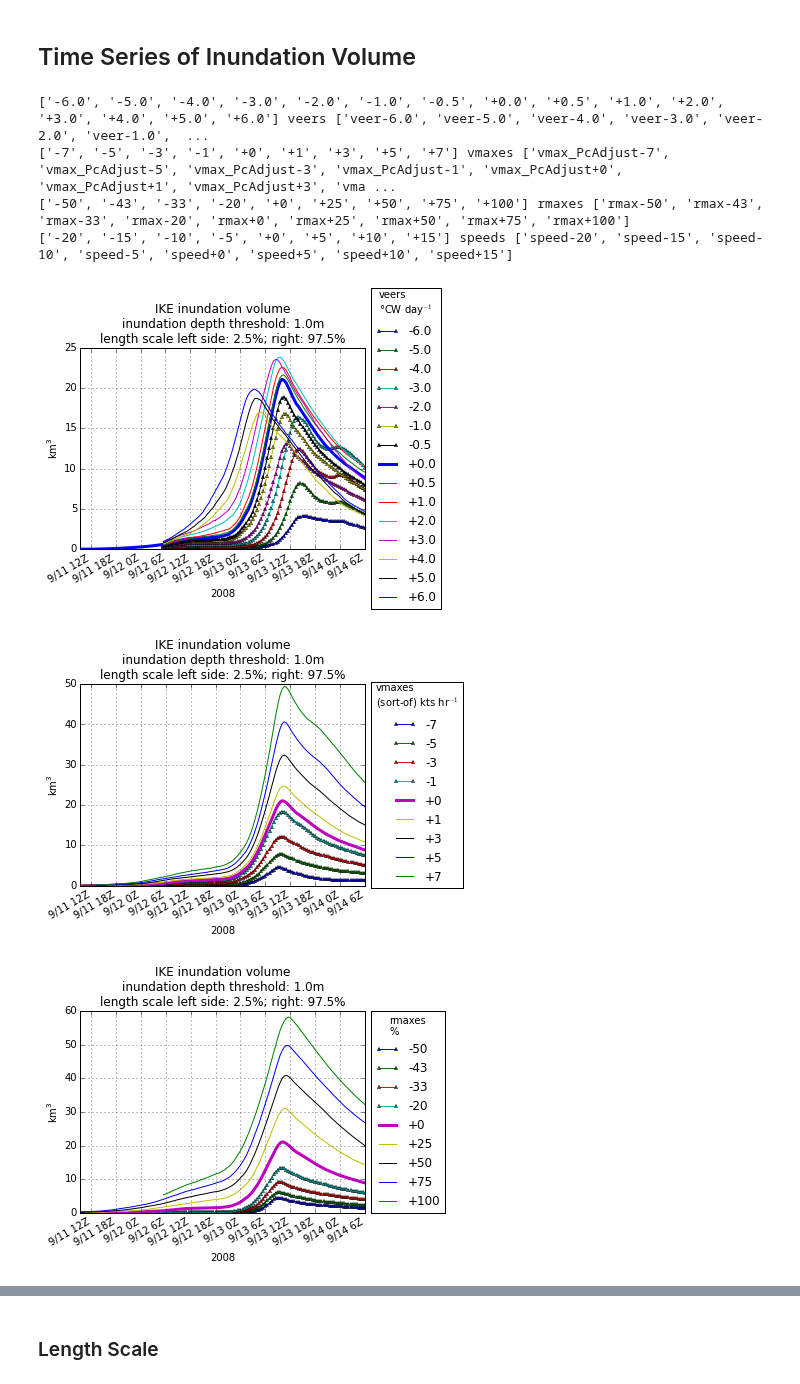
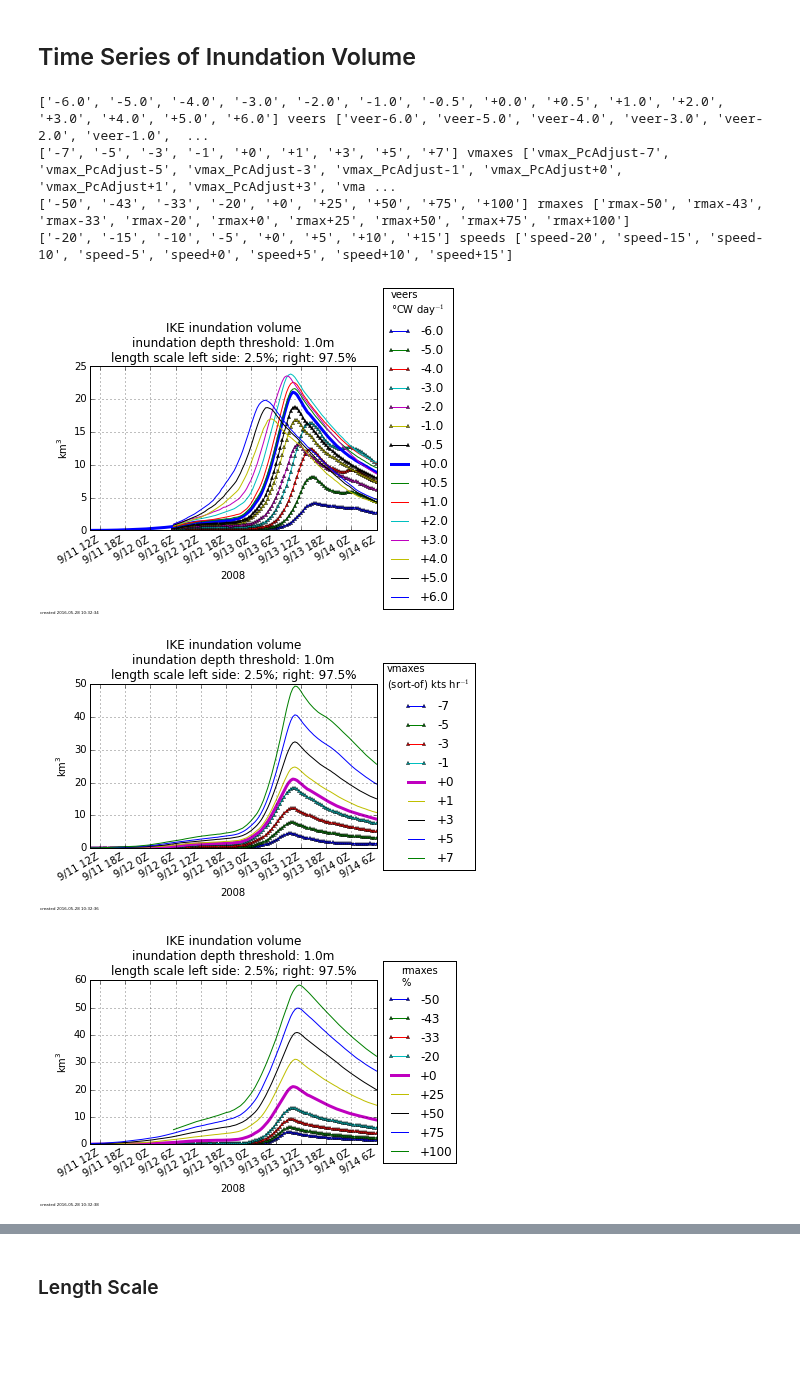
Before and after one commit to ahijevyc/ADCIRC, a Jupyter notebook: ADCIRC.ipynb, the cells around one changed output, grey strips where cells are left out. Drawn from its saved outputs; the diff is of its cells as text; code cells hidden in the pictures; blank space fills up the shorter version.

Commit message:
set tight layout boundaries so titles and legends are not cut off

```diff
--- a/ADCIRC.ipynb
+++ b/ADCIRC.ipynb
@@ -65,8 +65,9 @@ if stormname == 'CHARLEY': domain = 'stride02.-85.0E-79.0E24.0N30.0N'
 # Change to the directory containing all the perturbation subdirectories.
 os.chdir('/glade/p/work/ahijevyc/ADCIRC/'+stormname+'/')
 
-
 def mysavfig(ofile, dpi=225):
+    plt.annotate('created '+str(dt.datetime.now()).split('.')[0], xy=(2,2), xycoords='figure points',
+                 xytext=(2,2), textcoords='figure points', size=3)
     plt.savefig(ofile,dpi=dpi)
     return call(["mogrify", "+matte", ofile]) # prevents flickering when displaying on yellowstone.
 
@@ -128,6 +129,7 @@ fh.close()
 for perturbation in [veers, vmaxes, rmaxes, speeds]:
     fig, ax = plt.subplots()
     plt.title(title)
+    plt.tight_layout(rect=(0.04,0.09,0.93,0.96))
     print perturbation.values, perturbation.name, perturbation.dirname
     vdirs = perturbation.dirname
     for i, v in enumerate(perturbation):
@@ -142,33 +144,33 @@ for perturbation in [veers, vmaxes, rmaxes, speeds]:
             perturbation.length_scale[i] = fh.variables['length_scale'][imax]
             perturbation.area[i] = fh.variables['inundation_area'][imax]
             time = fh.variables['time']
             base_date = dt.datetime.strptime(time.base_date, "%Y-%m-%d %H:%M:%S %Z")
             dt_time = [base_date+dt.timedelta(0,t) for t in time]
             thick = 3 if float(v) == 0 else 1
             plt.plot(dt_time,inund[:],label=v,linewidth=thick,marker='^'if float(v)<0 else '',markersize=3)
             units = getattr(inund,'units')
             fh.close()
     if units=="km~S~3~N~": units = '$\mathregular{km^3}$'
     plt.ylabel(units)
 
     plt.grid()
     ax.xaxis.set_major_formatter(dates.DateFormatter('%-m/%-d %-H'+'Z'))
     ax.xaxis.set_major_locator(dates.HourLocator(byhour=[0,6,12,18]))
     fig.autofmt_xdate()
     plt.xlabel(base_date.strftime("%Y"))
 
     # shrink current axis by 15%
     box = ax.get_position()
     ax.set_position([box.x0,box.y0,box.width*0.85,box.height])
 
     # put legend to the right of the current axis
     plt.legend(loc='center left', bbox_to_anchor=(1,0.5), title=perturbation.name+"\n"+perturbation.units)
     status = mysavfig(perturbation.name+'_timeseries.png')
 # %% [output]
 ['-6.0', '-5.0', '-4.0', '-3.0', '-2.0', '-1.0', '-0.5', '+0.0', '+0.5', '+1.0', '+2.0', '+3.0', '+4.0', '+5.0', '+6.0'] veers ['veer-6.0', 'veer-5.0', 'veer-4.0', 'veer-3.0', 'veer-2.0', 'veer-1.0',  ...
 ['-7', '-5', '-3', '-1', '+0', '+1', '+3', '+5', '+7'] vmaxes ['vmax_PcAdjust-7', 'vmax_PcAdjust-5', 'vmax_PcAdjust-3', 'vmax_PcAdjust-1', 'vmax_PcAdjust+0', 'vmax_PcAdjust+1', 'vmax_PcAdjust+3', 'vma ...
 ['-50', '-43', '-33', '-20', '+0', '+25', '+50', '+75', '+100'] rmaxes ['rmax-50', 'rmax-43', 'rmax-33', 'rmax-20', 'rmax+0', 'rmax+25', 'rmax+50', 'rmax+75', 'rmax+100']
 ['-20', '-15', '-10', '-5', '+0', '+5', '+10', '+15'] speeds ['speed-20', 'speed-15', 'speed-10', 'speed-5', 'speed+0', 'speed+5', 'speed+10', 'speed+15']
-[figure, old version]
+[figure, new version]
-[figure, old version]
+[figure, new version]
-[figure, old version]
+[figure, new version]
```
Also changed, not shown: parts of 7 cells of this notebook.
